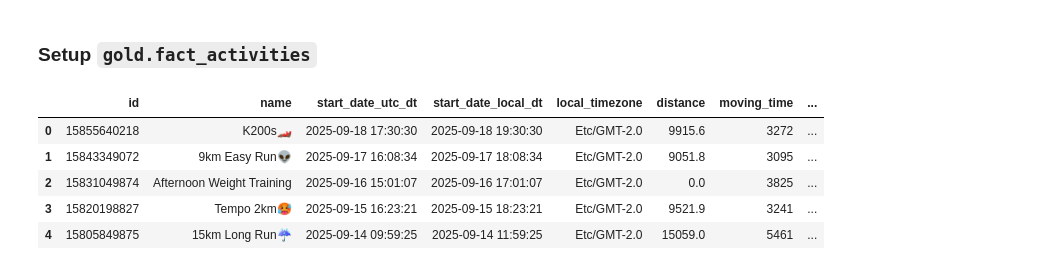
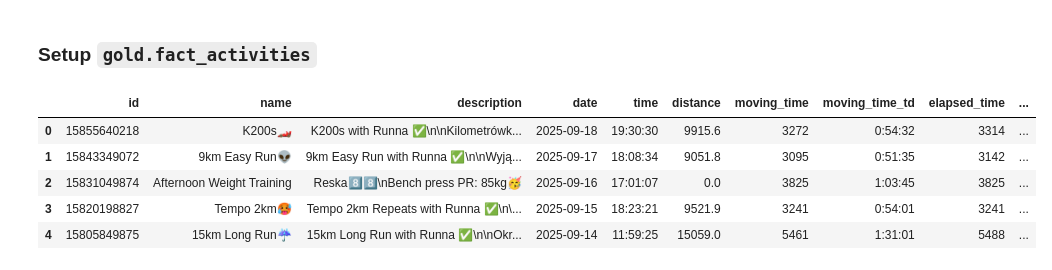
Before and after one commit to lowickib/Strava-Analytics, a Jupyter notebook: 3_Gold_Layer.ipynb, the cells around one changed output. Saved outputs shown, nothing was run; the diff lists cells and outputs as text; code cells hidden in the pictures.

Commit message:
implement fact_activities/segment_efforts

```diff
--- a/3_Gold_Layer.ipynb
+++ b/3_Gold_Layer.ipynb
@@ -509,0 +609,20 @@ dim_effort_type_df.to_sql(
+# %%
+fact_activities_df = fact_activities_df.drop(columns=['moving_time_td', 'elapsed_time_td'])
+fact_activities_df.loc[:, "moving_time_td"]  = extract_timedelta(fact_activities_df["moving_time"])
+fact_activities_df.loc[:, "elapsed_time_td"] = extract_timedelta(fact_activities_df["elapsed_time"])
+# %%
+fact_activities_df = pd.merge(fact_activities_df, dim_sport_type_df, how='left', on='sport_type')
+fact_activities_df = fact_activities_df.rename(columns={'id_y': 'sport_type_id', 'id_x': 'id'})
+fact_activities_df = pd.merge(fact_activities_df, dim_device_df, how='left', on='device_name')
+fact_activities_df = fact_activities_df.rename(columns={'id_y': 'device_id', 'id_x': 'id'})
+# %%
+fact_activities_df['date'] = fact_activities_df['start_date_local_dt'].dt.date
+fact_activities_df['time'] = fact_activities_df['start_date_local_dt'].dt.time
+# %%
+fact_activities_df['workout_type'] = fact_activities_df.apply(
+    lambda r: 0 if pd.isna(r['workout_type']) and r['sport_type'] == 'Run'
+              else 20 if pd.isna(r['workout_type'])
+              else r['workout_type'],
+    axis=1
+)
+fact_activities_df = fact_activities_df.rename(columns={'workout_type': 'workout_type_id'})
@@ -510,9 +673,9 @@ dim_effort_type_df.to_sql(
 # %%
-activities_df.head()
+fact_activities_df.head()
 # %% [output]
-|  | id | name | start_date_utc_dt | start_date_local_dt | local_timezone | distance | moving_time | ... |
-| 0 | 15855640218 | K200s🏎️ | 2025-09-18 17:30:30 | 2025-09-18 19:30:30 | Etc/GMT-2.0 | 9915.6 | 3272 | ... |
-| 1 | 15843349072 | 9km Easy Run👽 | 2025-09-17 16:08:34 | 2025-09-17 18:08:34 | Etc/GMT-2.0 | 9051.8 | 3095 | ... |
-| 2 | 15831049874 | Afternoon Weight Training | 2025-09-16 15:01:07 | 2025-09-16 17:01:07 | Etc/GMT-2.0 | 0.0 | 3825 | ... |
-| 3 | 15820198827 | Tempo 2km🥵 | 2025-09-15 16:23:21 | 2025-09-15 18:23:21 | Etc/GMT-2.0 | 9521.9 | 3241 | ... |
-| 4 | 15805849875 | 15km Long Run☔️ | 2025-09-14 09:59:25 | 2025-09-14 11:59:25 | Etc/GMT-2.0 | 15059.0 | 5461 | ... |
+|  | id | name | description | date | time | distance | moving_time | moving_time_td | elapsed_time | ... |
+| 0 | 15855640218 | K200s🏎️ | K200s with Runna ✅\n\nKilometrówk... | 2025-09-18 | 19:30:30 | 9915.6 | 3272 | 0:54:32 | 3314 | ... |
+| 1 | 15843349072 | 9km Easy Run👽 | 9km Easy Run with Runna ✅\n\nWyją... | 2025-09-17 | 18:08:34 | 9051.8 | 3095 | 0:51:35 | 3142 | ... |
+| 2 | 15831049874 | Afternoon Weight Training | Reska8️⃣8️⃣\nBench press PR: 85kg🥳 | 2025-09-16 | 17:01:07 | 0.0 | 3825 | 1:03:45 | 3825 | ... |
+| 3 | 15820198827 | Tempo 2km🥵 | Tempo 2km Repeats with Runna ✅\n\... | 2025-09-15 | 18:23:21 | 9521.9 | 3241 | 0:54:01 | 3241 | ... |
+| 4 | 15805849875 | 15km Long Run☔️ | 15km Long Run with Runna ✅\n\nOkr... | 2025-09-14 | 11:59:25 | 15059.0 | 5461 | 1:31:01 | 5488 | ... |
```
Also changed, not shown: parts of 31 cells of this notebook, 1 other file.
